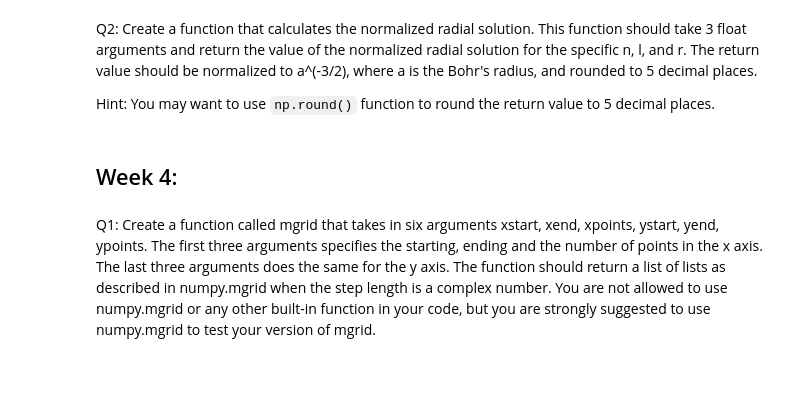
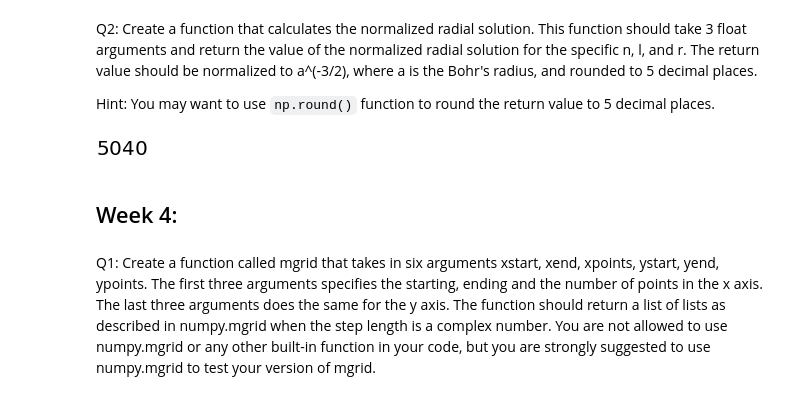
Before and after one commit to Kevinskwk/10.009-Digital-World, a Jupyter notebook: 2D-Assignment/schrodinger-jupyter.ipynb, the cells around one changed output. Cells and saved outputs as stored; diff of their text form; code cells hidden in the pictures; blank space fills up the shorter version.

```diff
--- a/2D-Assignment/schrodinger-jupyter-template.ipynb
+++ b/2D-Assignment/schrodinger-jupyter.ipynb
@@ -236,6 +259,28 @@ assert radial_wave_func (1,0,a) == 0.73576
 assert radial_wave_func(2,1,a) == 0.12381
 assert radial_wave_func(2,1,2*a) == 0.15019
 assert radial_wave_func(3,1,2*a) == 0.08281
+# %%
+import sympy as sp
+import numpy as np
+import scipy.constants as c
+import math
+
+a=c.physical_constants['Bohr radius'][0]
+
+def laguerre_polynomial(x,q):
+    expr = (sp.exp(x))*sp.diff((sp.exp(-x))*(x**q), x, q)
+    return expr
+
+def laguerre_function(p, q):
+    x = sp.symbols('x')
+    expr = (-1)**p*sp.diff(laguerre_polynomial(x,q), x, p)
+    return expr
+
+x = sp.symbols('x')
+sp.init_printing()
+laguerre_function(7,7)
+# %% [output]
+[figure, added]
 # %% [markdown]
 ## Week 4:
 # %% [markdown]
```
Also changed, not shown: parts of 5 cells of this notebook, 1 other file.
